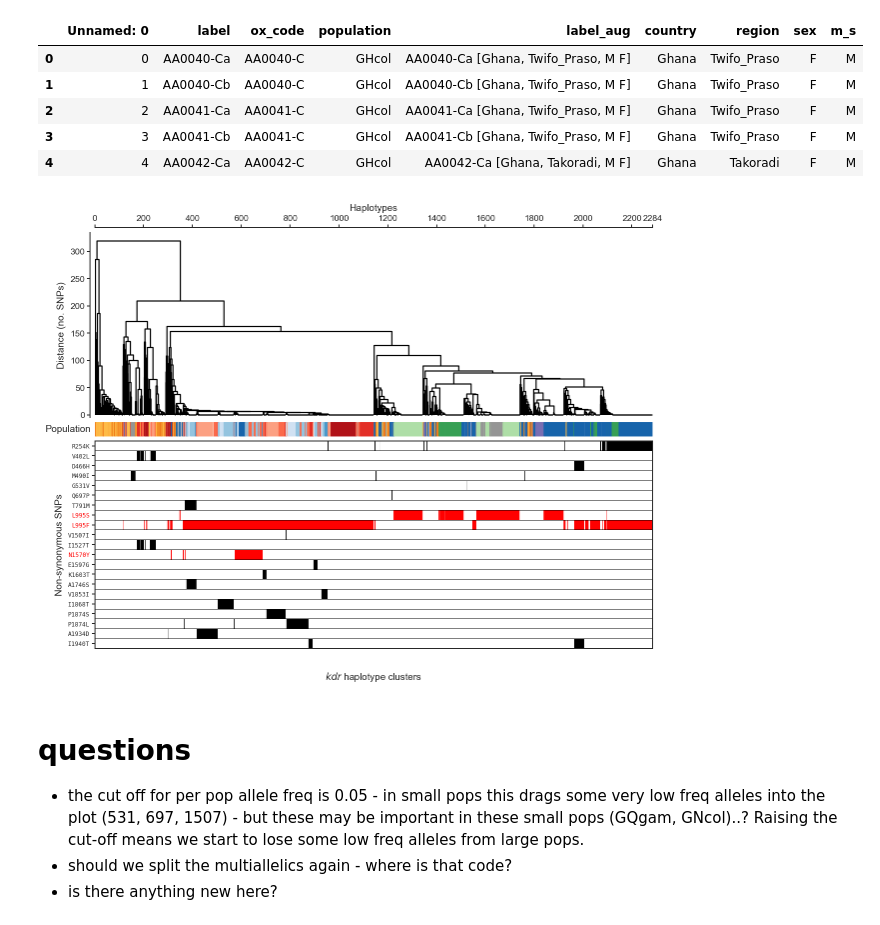
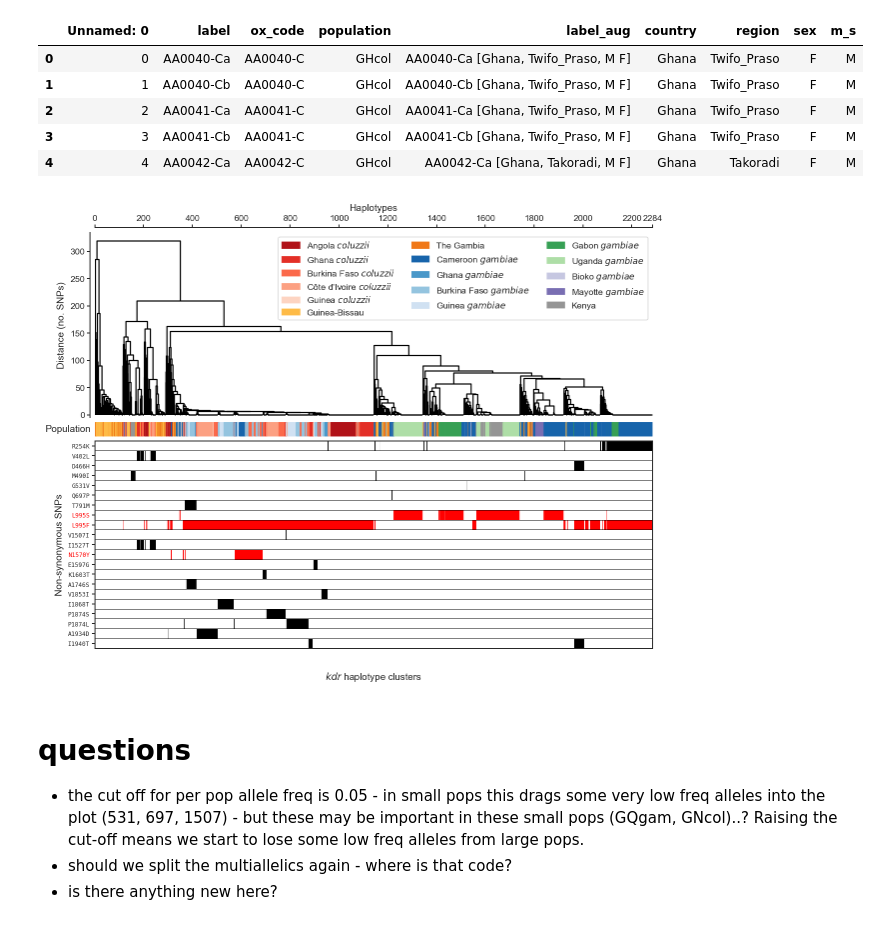
Before and after one commit to malariagen/ag1000g-phase2-vgsc-report, a Jupyter notebook: notebooks/artwork_Phase_2_vgsc_hierarchical_clustering.ipynb, the cells around one changed output. Saved outputs shown, nothing was run; the diff lists cells and outputs as text; code cells hidden in the pictures.

```diff
--- a/notebooks/artwork_Phase_2_vgsc_hierarchical_clustering.ipynb
+++ b/notebooks/artwork_Phase_2_vgsc_hierarchical_clustering.ipynb
@@ -288,14 +222,14 @@ def fig_hap_structure(h, h_display=None, mutations=None, vspans=[[]], cluster_la
     ax_dend = fig.add_subplot(gs[0, 0])
     z, r = plot_dendrogram(h, ax_dend, color_threshold=0)
     ax_dend.set_ylim(bottom=-5)
-#     for xmin, xmax in vspans:
-#         ax.add_patch(plt.Rectangle((xmin, 0), (xmax-xmin), 1,
-#                                    facecolor='k', edgecolor='k', alpha=.1,
-#                                    transform=ax.transAxes, zorder=20))
-#     ax.vlines(vspans.flat, 0, 1, transform=ax.transAxes, linestyle=':')
-#     if legend:
-#         handles = [mpl.patches.Patch(color=pop_colours[pop], label=pop_labels[pop]) for pop in populations]
-#         ax_dend.legend(handles=handles, loc='upper right', bbox_to_anchor=(1, 1), ncol=3)
+    for xmin, xmax in vspans:
+        ax.add_patch(plt.Rectangle((xmin, 0), (xmax-xmin), 1,
+                                   facecolor='k', edgecolor='k', alpha=.1,
+                                   transform=ax.transAxes, zorder=20))
+    ax.vlines(vspans.flat, 0, 1, transform=ax.transAxes, linestyle=':')
+    if legend:
+        handles = [mpl.patches.Patch(color=pop_colours[pop], label=pop_labels[pop]) for pop in populations]
+        ax_dend.legend(handles=handles, loc='upper right', bbox_to_anchor=(1, 1), ncol=3)
     ax_dend.set_yticklabels(ax_dend.get_yticks().astype(int))
     ax_dend.xaxis.set_tick_params(length=3, pad=2)
     ax_dend.yaxis.set_tick_params(length=3, pad=2)
@@ -352,9 +286,9 @@ def fig_hap_structure(h, h_display=None, mutations=None, vspans=[[]], cluster_la
 
     return z, r
 # %%
-z, r = fig_hap_structure(h, h_missense, missense_mutations)
+z, r = fig_hap_structure(h, h_missense, missense_mutations, vspans=np.array(vspans))
 # %% [output]
-[figure, old version]
+[figure, new version]
 # %% [markdown]
 # questions
 - the cut off for per pop allele freq is 0.05 - in small pops this drags some very low freq alleles into the plot (531, 697, 1507) - but these may be important in these small pops (GQgam, GNcol)..? Raising the cut-off means we start to lose some low freq alleles from large pops.
```
Also changed, not shown: parts of 10 cells of this notebook, 6 other files.
